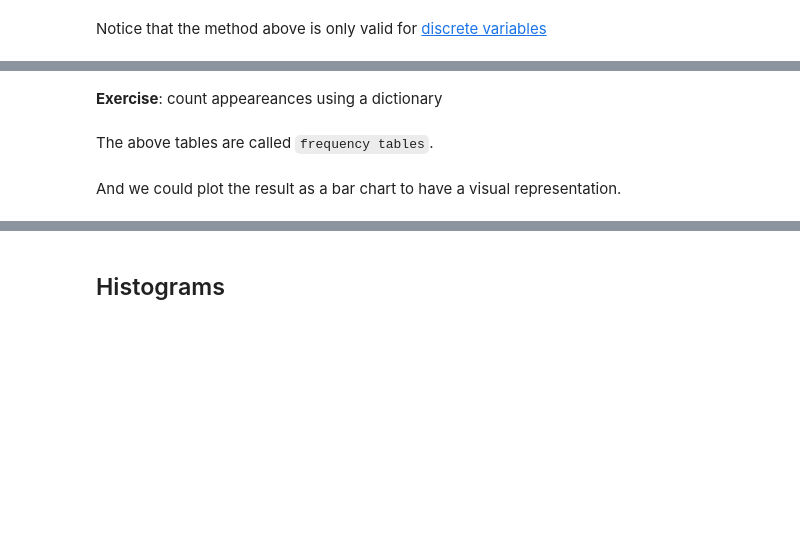
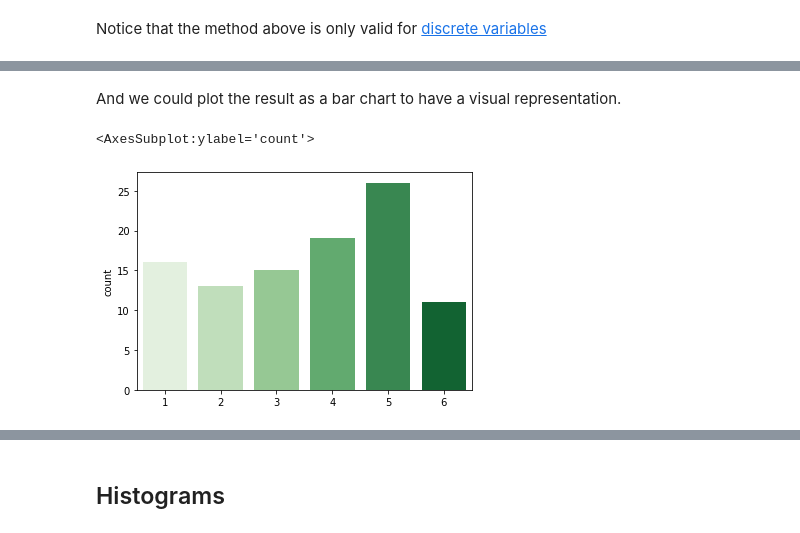
Before and after one commit to Ironhack-Data-Madrid-Agosto-2021/classroom-materials, a Jupyter notebook: week_05/03-intro-statistics.ipynb, the cells around one changed output, grey strips where cells are left out. Saved outputs shown, nothing was run; the diff lists cells and outputs as text; code cells hidden in the pictures; blank space fills up the shorter version.

```diff
--- a/week_05/03-intro-statistics.ipynb
+++ b/week_05/03-intro-statistics.ipynb
@@ -32,7 +38,8 @@ rolls
-# %% [markdown]
-**Exercise**: count appeareances using a dictionary
-# %% [markdown]
-The above tables are called `frequency tables`.
 # %% [markdown]
 And we could plot the result as a bar chart to have a visual representation.
+# %%
+sns.countplot(x=rolls, palette="Greens")
+# %% [output]
+<AxesSubplot:ylabel='count'>
+[figure, added]
 # %%
```
Also changed, not shown: parts of 97 cells of this notebook.
